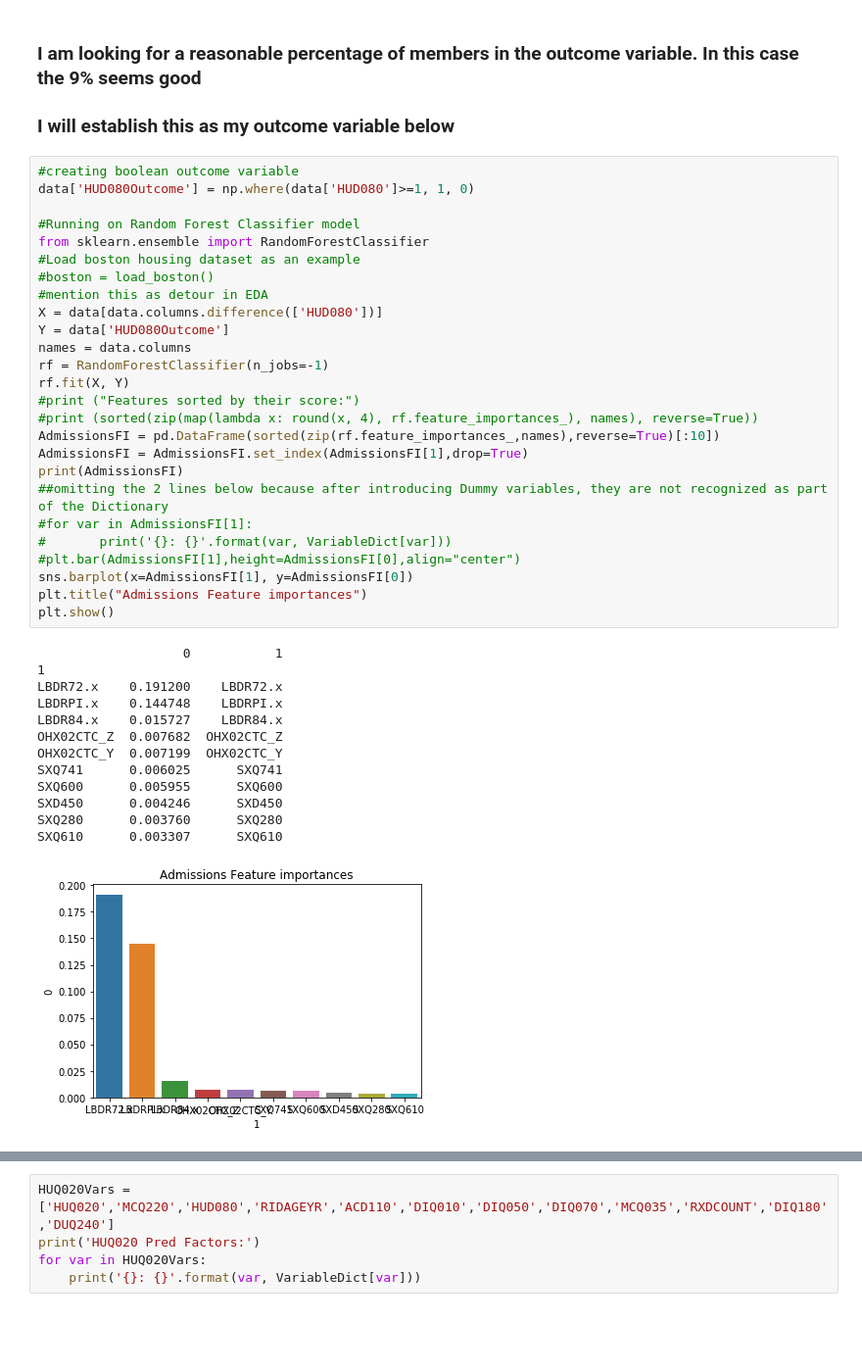
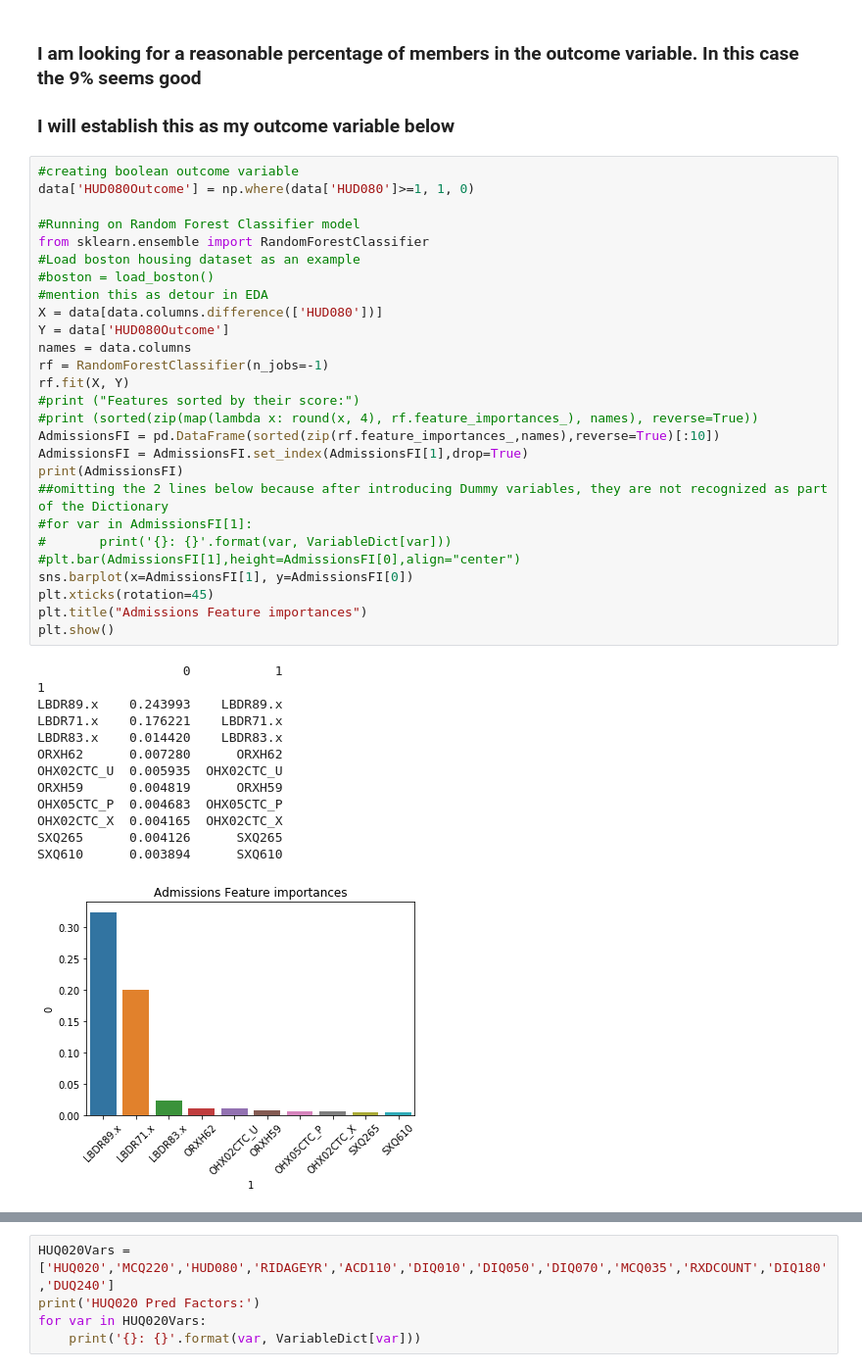
Before and after one commit to azadmehr/Capstone, a Jupyter notebook: Healthcare Data_Project.ipynb, the cells around one changed output, grey strips where cells are left out. Shown: that part at 98% size. Cells and saved outputs as stored; diff of their text form; blank space fills up the shorter version.

```diff
--- a/Healthcare Data_Project.ipynb
+++ b/Healthcare Data_Project.ipynb
@@ -376,43 +376,44 @@ len(data[data['HUD080']>=1])/len(data)
 # %%
 #creating boolean outcome variable
 data['HUD080Outcome'] = np.where(data['HUD080']>=1, 1, 0)
 
 #Running on Random Forest Classifier model
 from sklearn.ensemble import RandomForestClassifier
 #Load boston housing dataset as an example
 #boston = load_boston()
 #mention this as detour in EDA
 X = data[data.columns.difference(['HUD080'])]
 Y = data['HUD080Outcome']
 names = data.columns
 rf = RandomForestClassifier(n_jobs=-1)
 rf.fit(X, Y)
 #print ("Features sorted by their score:")
 #print (sorted(zip(map(lambda x: round(x, 4), rf.feature_importances_), names), reverse=True))
 AdmissionsFI = pd.DataFrame(sorted(zip(rf.feature_importances_,names),reverse=True)[:10])
 AdmissionsFI = AdmissionsFI.set_index(AdmissionsFI[1],drop=True)
 print(AdmissionsFI)
 ##omitting the 2 lines below because after introducing Dummy variables, they are not recognized as part of the Dictionary
 #for var in AdmissionsFI[1]:
 #       print('{}: {}'.format(var, VariableDict[var]))
 #plt.bar(AdmissionsFI[1],height=AdmissionsFI[0],align="center")
 sns.barplot(x=AdmissionsFI[1], y=AdmissionsFI[0])
+plt.xticks(rotation=45)
 plt.title("Admissions Feature importances")
 plt.show()
 # %% [output]
                    0           1
 1
-LBDR72.x    0.191200    LBDR72.x
-LBDRPI.x    0.144748    LBDRPI.x
-LBDR84.x    0.015727    LBDR84.x
-OHX02CTC_Z  0.007682  OHX02CTC_Z
-OHX02CTC_Y  0.007199  OHX02CTC_Y
-SXQ741      0.006025      SXQ741
-SXQ600      0.005955      SXQ600
-SXD450      0.004246      SXD450
-SXQ280      0.003760      SXQ280
-SXQ610      0.003307      SXQ610
+LBDR89.x    0.243993    LBDR89.x
+LBDR71.x    0.176221    LBDR71.x
+LBDR83.x    0.014420    LBDR83.x
+ORXH62      0.007280      ORXH62
+OHX02CTC_U  0.005935  OHX02CTC_U
+ORXH59      0.004819      ORXH59
+OHX05CTC_P  0.004683  OHX05CTC_P
+OHX02CTC_X  0.004165  OHX02CTC_X
+SXQ265      0.004126      SXQ265
+SXQ610      0.003894      SXQ610
-[figure, old version]
+[figure, new version]
 # %%
 #creating boolean outcome variable
 data['MCQ220Outcome'] = np.where(data['MCQ220']>=1, 1, 0)
```
Also changed, not shown: parts of 1 cell of this notebook.
